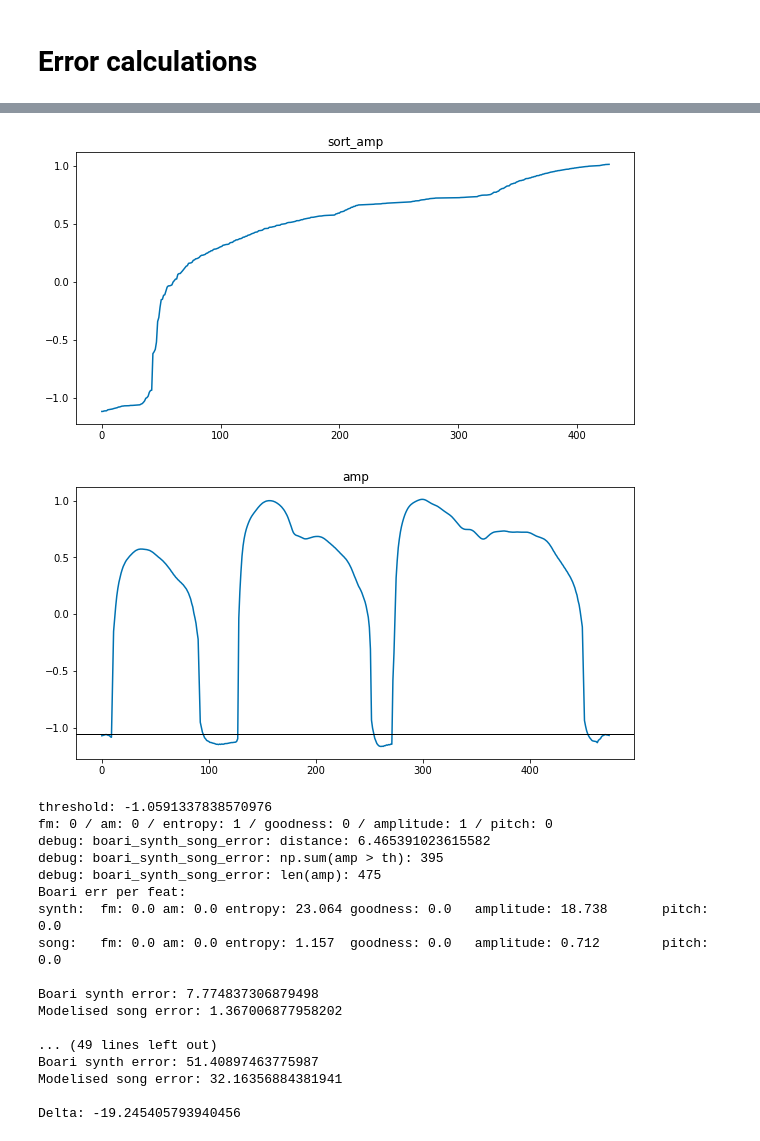
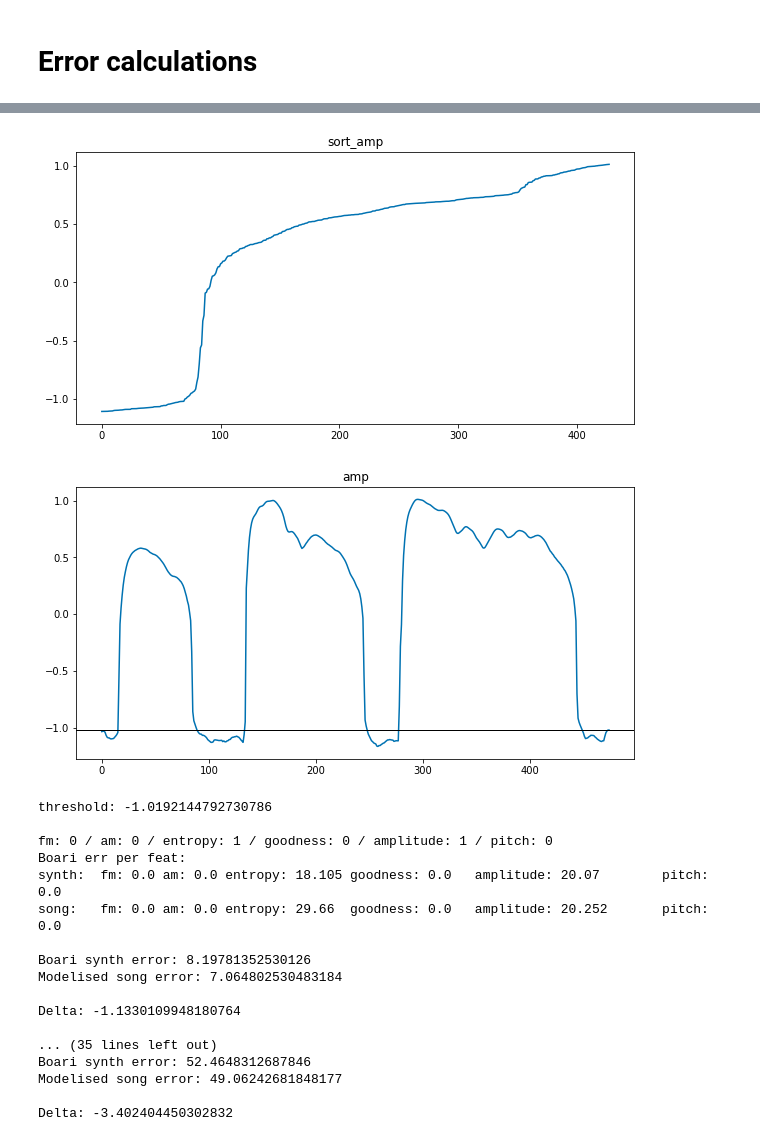
Before and after one commit to gnouveau/birdsonglearningmodel, a Jupyter notebook: analysis/cmp_song_model_and_synth_features_and_scores.ipynb, the cells around one changed output, grey strips where cells are left out. Cells and saved outputs as stored; diff of their text form; code cells hidden in the pictures.

```diff
--- a/analysis/cmp_song_model_and_synth_features_and_scores.ipynb
+++ b/analysis/cmp_song_model_and_synth_features_and_scores.ipynb
@@ -33,6 +33,9 @@ from measures import bsa_measure, normalize_and_center
 from song_model import SongModel
 
 np.set_printoptions(precision=3)
+
+fig_width = 10 # full screen: 16 / half screen: 10
+fig_height = 5
 # %% [markdown]
 # Function and variable definitions
 # %%
@@ -49,7 +52,7 @@ tutor = normalize_and_center(tutor)
 sr, synth_song = wavfile.read('../data/{}_out.wav'.format(song_name))
 
 # A song model from a simulation
-path = "../model/res/rescal_meas_fast_neg_beta_zero_180622_164300/optimise_gesture_whole_local_search+mutate_microbial_diversity_uniform+rescal_meas_fast_neg_beta_zero+5en_5amp"
+path = "../model/res/512_neg_beta_no_pitch_fast_180704_162942"
 with open(join(path, "data.pkl"), "rb") as f:
     songlog = pickle.load(f)
 
@@ -210,23 +213,24 @@ amp = bsa.song_amplitude(synth_song,
                          bsa.FFT_STEP,
                          bsa.FFT_SIZE)
 amp = bsa.rescaling_one_feature(p_feat['amplitude'], amp)
-plt.figure(figsize=(10, 5))
+plt.figure(figsize=(fig_width, fig_height))
 plt.plot(amp)
 plt.show()
 sort_amp = np.sort(amp)
 sort_amp = sort_amp[len(sort_amp)//10:]
-plt.figure(figsize=(10, 5))
+plt.figure(figsize=(fig_width, fig_height))
 plt.plot(sort_amp)
 plt.title('sort_amp')
 plt.show()
 i_max_diff = np.argmax(utils._running_mean(np.diff(sort_amp), 100))
 th = sort_amp[i_max_diff]
-plt.figure(figsize=(10, 5))
+plt.figure(figsize=(fig_width, fig_height))
 plt.plot(amp)
 plt.axhline(y=th, color="k", linewidth=1)
 plt.title('amp')
 plt.show()
 print("threshold:", th)
+print()
 ######################################################################
 
 for coefs in coefs_list:
@@ -274,19 +278,19 @@ for coefs in coefs_list:
-[figure, old version]
+[figure, new version]
-[figure, old version]
+[figure, new version]
-threshold: -1.0591337838570976
+threshold: -1.0192144792730786
+
 fm: 0 / am: 0 / entropy: 1 / goodness: 0 / amplitude: 1 / pitch: 0
-debug: boari_synth_song_error: distance: 6.465391023615582
-debug: boari_synth_song_error: np.sum(amp > th): 395
-debug: boari_synth_song_error: len(amp): 475
 Boari err per feat:
-synth:  fm: 0.0 am: 0.0 entropy: 23.064 goodness: 0.0   amplitude: 18.738       pitch: 0.0
-song:   fm: 0.0 am: 0.0 entropy: 1.157  goodness: 0.0   amplitude: 0.712        pitch: 0.0
+synth:  fm: 0.0 am: 0.0 entropy: 18.105 goodness: 0.0   amplitude: 20.07        pitch: 0.0
+song:   fm: 0.0 am: 0.0 entropy: 29.66  goodness: 0.0   amplitude: 20.252       pitch: 0.0
 
-Boari synth error: 7.774837306879498
-Modelised song error: 1.367006877958202
+Boari synth error: 8.19781352530126
+Modelised song error: 7.064802530483184
 
-... (49 lines left out)
-Boari synth error: 51.40897463775987
-Modelised song error: 32.16356884381941
+Delta: -1.1330109948180764
 
-Delta: -19.245405793940456
+... (35 lines left out)
+Boari synth error: 52.4648312687846
+Modelised song error: 49.06242681848177
+
+Delta: -3.402404450302832
```
Also changed, not shown: parts of 4 cells of this notebook, 12 other files.
